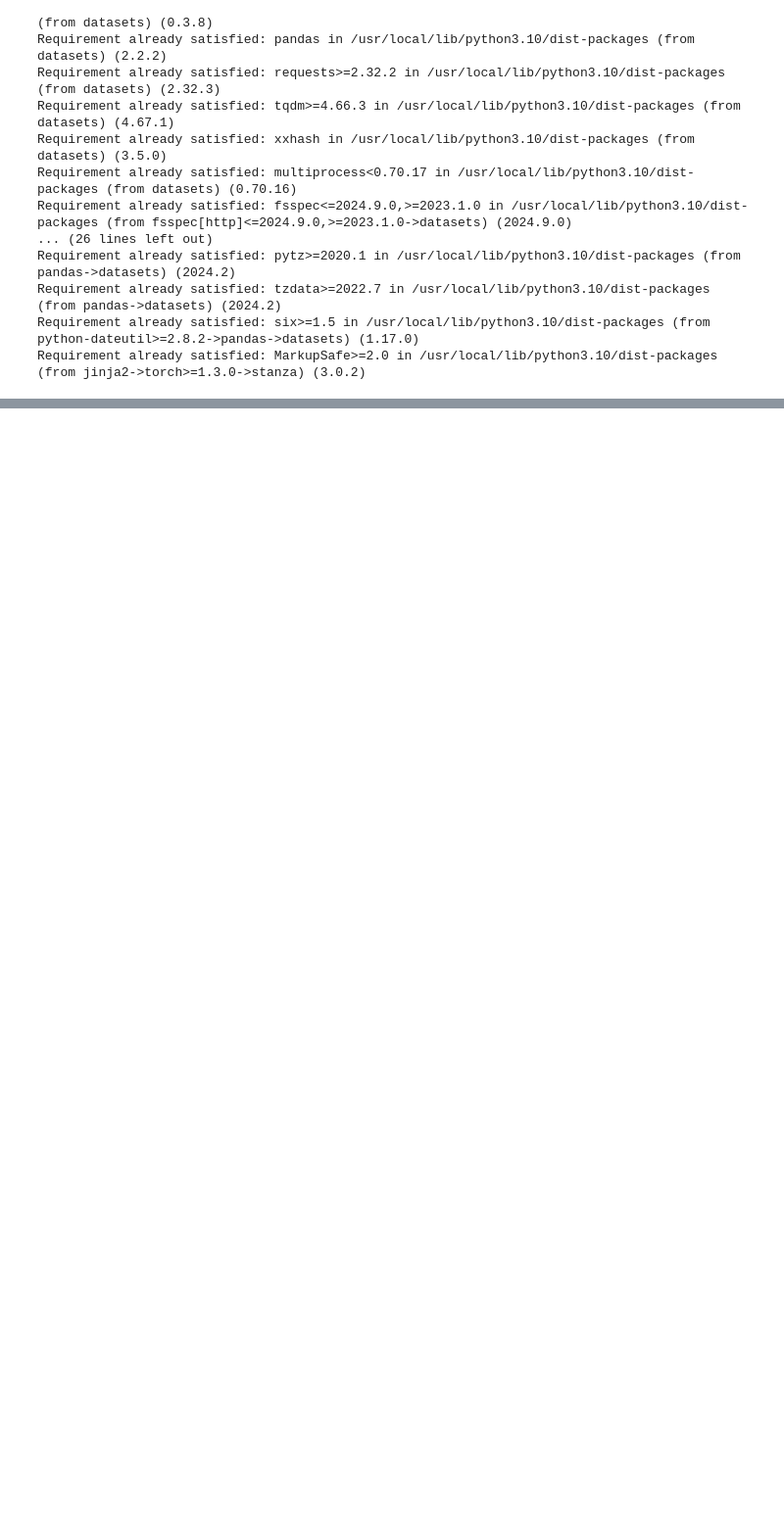
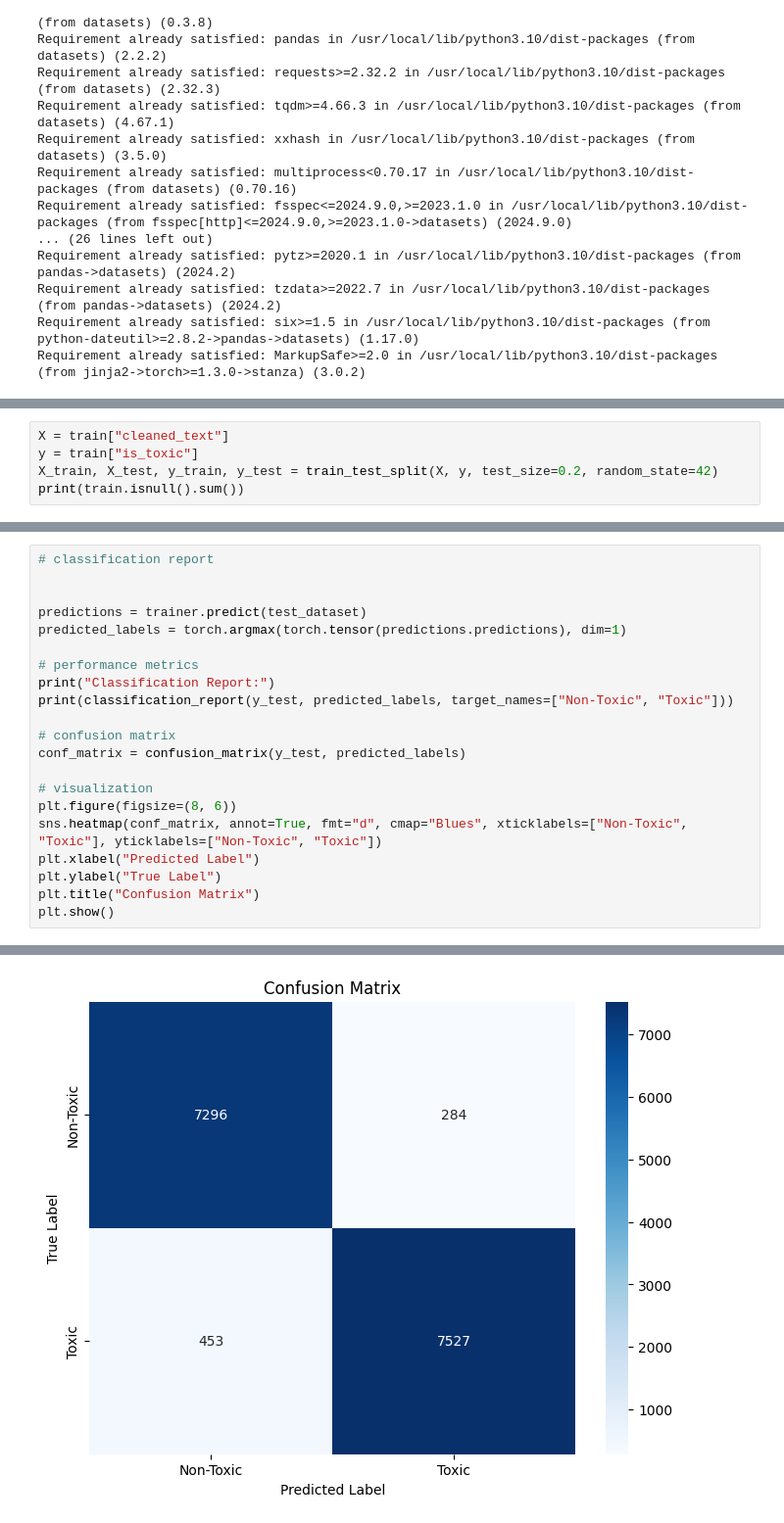
Before and after one commit to fc63/Detection-and-Classification-of-Offensive-Language-in-Turkish, a Jupyter notebook: 1.ipynb, the cells around one changed output, grey strips where cells are left out. Shown: that part at 98% size. Drawn from its saved outputs; the diff is of its cells as text; blank space fills up the shorter version.

```diff
--- a/1.ipynb
+++ b/1.ipynb
@@ -130,0 +181,5 @@ KeyboardInterrupt:
+# %%
+X = train["cleaned_text"]
+y = train["is_toxic"]
+X_train, X_test, y_train, y_test = train_test_split(X, y, test_size=0.2, random_state=42)
+print(train.isnull().sum())
@@ -130,0 +277,22 @@ KeyboardInterrupt:
+# %%
+# classification report
+
+
+predictions = trainer.predict(test_dataset)
+predicted_labels = torch.argmax(torch.tensor(predictions.predictions), dim=1)
+
+# performance metrics
+print("Classification Report:")
+print(classification_report(y_test, predicted_labels, target_names=["Non-Toxic", "Toxic"]))
+
+# confusion matrix
+conf_matrix = confusion_matrix(y_test, predicted_labels)
+
+# visualization
+plt.figure(figsize=(8, 6))
+sns.heatmap(conf_matrix, annot=True, fmt="d", cmap="Blues", xticklabels=["Non-Toxic", "Toxic"], yticklabels=["Non-Toxic", "Toxic"])
+plt.xlabel("Predicted Label")
+plt.ylabel("True Label")
+plt.title("Confusion Matrix")
+plt.show()
+# %% [output]
@@ -130,0 +309 @@ KeyboardInterrupt:
+[figure, added]
```
Also changed, not shown: parts of 12 cells of this notebook.
